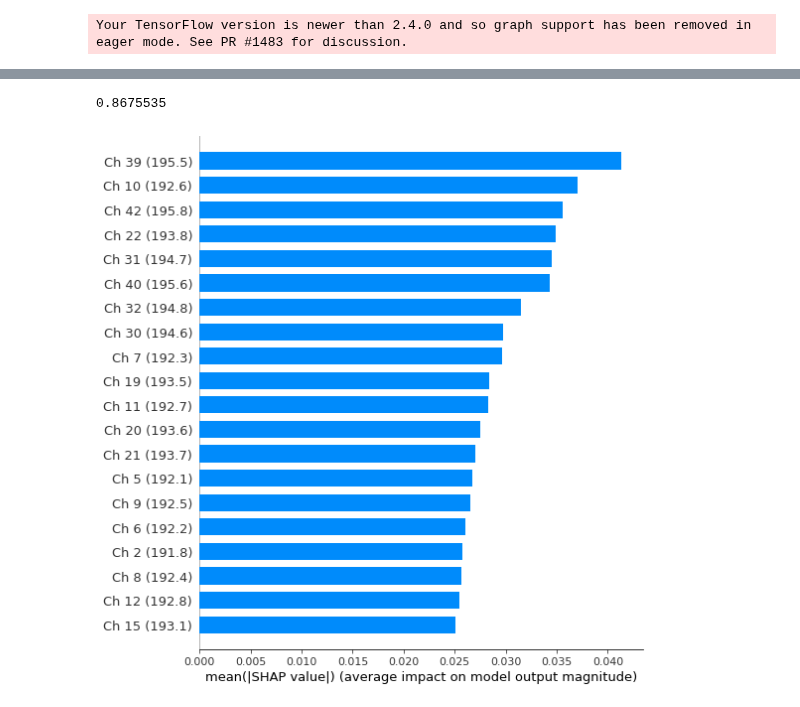
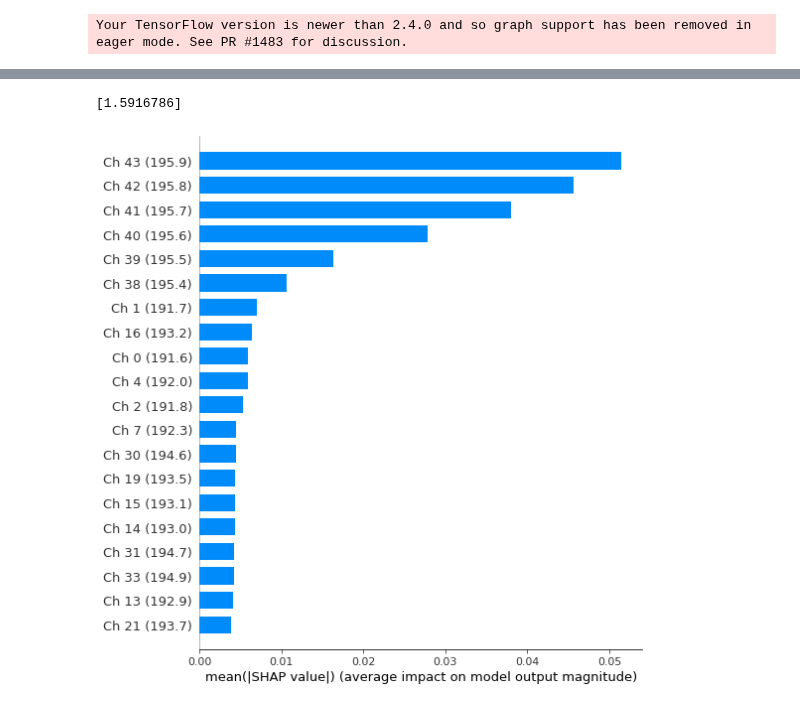
Before and after one commit to p-owens/MAI, a Jupyter notebook: shap_gen.ipynb, the cells around one changed output, grey strips where cells are left out. Cells and saved outputs as stored; diff of their text form; code cells hidden in the pictures.

```diff
--- a/shap_gen.ipynb
+++ b/shap_gen.ipynb
@@ -127,9 +90,8 @@ channel = 17
 #retreiving both datasets from GitHub
 
 
-
-git_xval = ('https://raw.githubusercontent.com/p-owens/MAI/main/data%20gen/ch{0}/x_val.csv'.format(channel))
-git_yval = ('https://raw.githubusercontent.com/p-owens/MAI/main/data%20gen/ch{0}/y_val.csv'.format(channel))
+git_xval = ('https://raw.githubusercontent.com/p-owens/MAI/main/const_ch/ch{0}/x_val.csv'.format(channel))
+git_yval = ('https://raw.githubusercontent.com/p-owens/MAI/main/const_ch/ch{0}/y_val.csv'.format(channel))
 dfx = pd.read_csv(git_xval,
                   index_col=False,
                   header=None,
@@ -171,7 +141,7 @@ Non-trainable params: 0
 _________________________________________________________________
 # %%
 #Generate the SHAP values for the model
-background = x_train[np.random.choice(x_train.shape[0], 4999, replace=False)]
+background = x_train[np.random.choice(x_train.shape[0], 4000, replace=False)]
 explain = shap.DeepExplainer(model, background)
 # %% [output]
 Your TensorFlow version is newer than 2.4.0 and so graph support has been removed in eager mode. See PR #1483 for discussion.
@@ -179,10 +149,3 @@ Your TensorFlow version is newer than 2.4.0 and so graph support has been remove
 #~45 mins to evaluate, ~2300 vals
 #~15 mins to evaluate, 500 vals
 shap_values = explain.shap_values(x_test)
-# %%
-"""
-#Load a previously saved model
-model_name = 'shap_vals_ch19.txt'
-pickle_off = open (model_name, "rb")
-shap_values = pickle.load(pickle_off)
-"""
@@ -201,22 +162,27 @@ files.download(('{0}'.format(filename)))
 [interactive output not drawn]
 # %%
 #retreiving the .csv from github
-csv_in = 'https://raw.githubusercontent.com/p-owens/MAI/main/all_mean_shap.csv'
+csv_in = 'https://raw.githubusercontent.com/p-owens/MAI/main/SHAP.csv'
 all_avg_s = pd.read_csv(csv_in,
                     index_col=0,
                     header=0
                     ).to_numpy()
 
-#computing the shap values for the effect that all the other channels have on channel 40 (in this case)
-sv_cpy = shap_values[channel].copy()
+#computing the shap values for the effect that all the other channels have on channel x (in this case)
+sv_cpy = shap_values[0].copy()
 sv_cpy[:,channel] = 0
 avg_vec = np.average(np.absolute(sv_cpy), 0)
+
 all_avg_s[channel, 1:] = avg_vec
 
+all_avg_s[channel, 0] = explain.expected_value
+
 #saving the matrix as a .csv
-df_save = pd.DataFrame(all_avg_s, columns=(['Weights'] + ch_names))  #['Weights'] +
-df_save.to_csv('all_mean_shap.csv', header=(['Weights'] +ch_names))  #['Weights'] +
-files.download('all_mean_shap.csv')
+df_save = pd.DataFrame(all_avg_s,
+                       columns=(['Expected Value'] + ch_names))
+df_save.to_csv('SHAP.csv',
+               header=(['Expected Value'] +ch_names))
+files.download('SHAP.csv')
 # %% [output]
 [interactive output not drawn]
 [interactive output not drawn]
@@ -235,7 +189,11 @@ array([0.6510081 , 0.70060235, 0.78146803, 0.8314127 , 0.90880454,
 # %%
 ch = channel
-print(explain.expected_value[ch])
-shap.summary_plot(sv_cpy, x_test, sort=True, feature_names=ch_names, plot_type="bar")
+print(explain.expected_value)
+shap.summary_plot(sv_cpy,
+                  x_test,
+                  sort=True,
+                  feature_names=ch_names,
+                  plot_type="bar")
 # %% [output]
-0.8675535
+[1.5916786]
-[figure, old version]
+[figure, new version]
```
Also changed, not shown: parts of 10 cells of this notebook, 5 other files.
